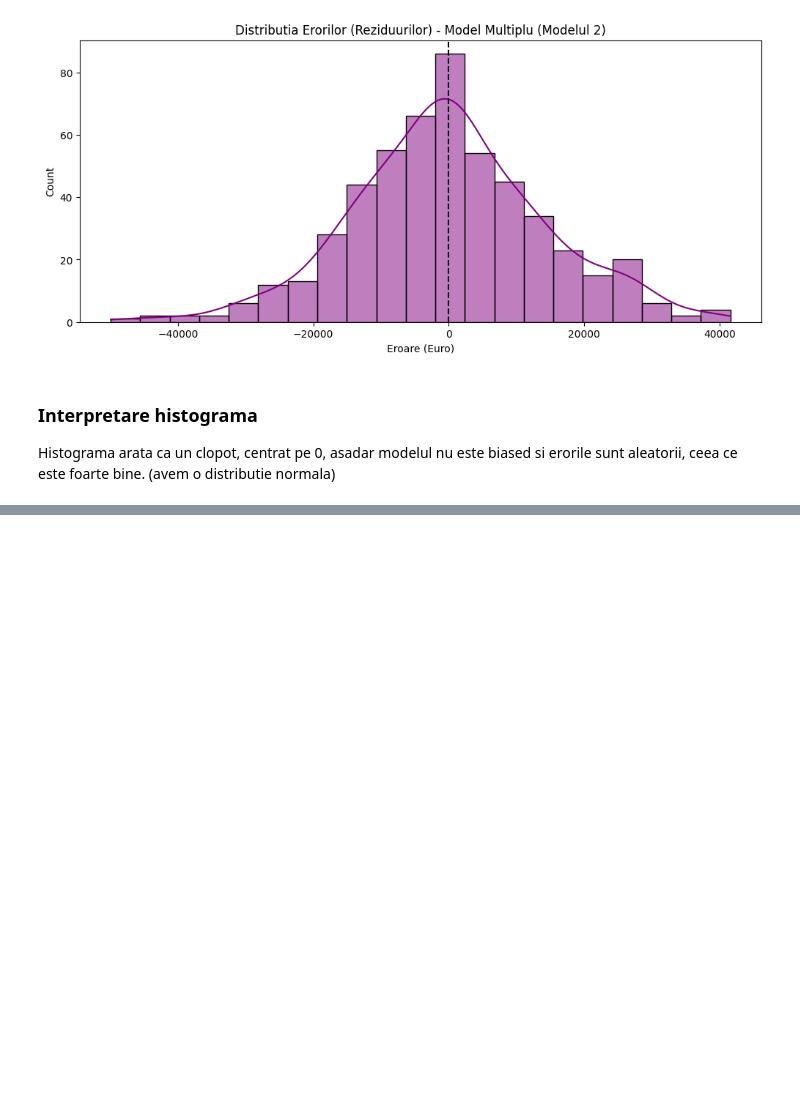
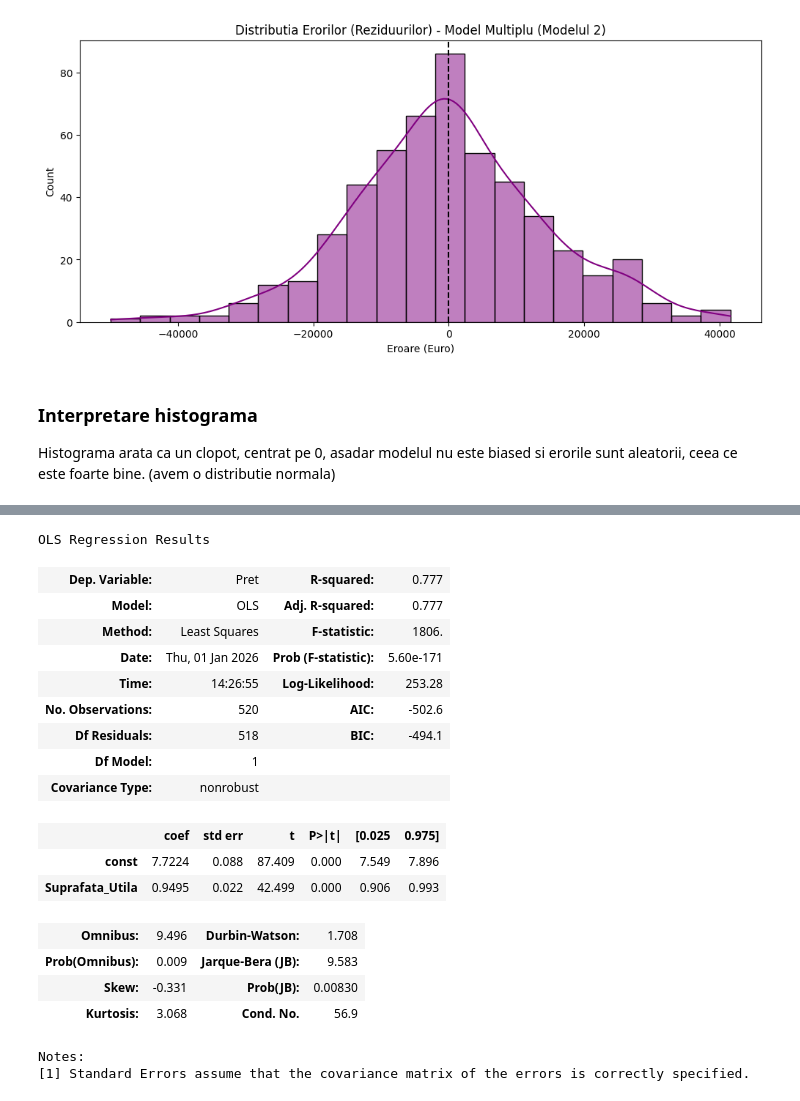
Before and after one commit to BejenaruIoanMatei/iasi-housing-market-analysis, a Jupyter notebook: notebooks/3_exploratory_analysis.ipynb, the cells around one changed output, grey strips where cells are left out. Saved outputs shown, nothing was run; the diff lists cells and outputs as text; code cells hidden in the pictures; blank space fills up the shorter version.

```diff
--- a/notebooks/3_exploratory_analysis.ipynb
+++ b/notebooks/3_exploratory_analysis.ipynb
@@ -830,0 +843,29 @@ Histograma arata ca un clopot, centrat pe 0, asadar modelul nu este biased si er
+# %%
+y_log = np.log(df['Pret'])
+X_log = np.log(df['Suprafata_Utila'])
+
+X_log = sm.add_constant(X_log)
+
+model_log = sm.OLS(y_log, X_log).fit()
+
+model_log.summary()
+# %% [output]
+OLS Regression Results
+| Dep. Variable: | Pret | R-squared: | 0.777 |
+| Model: | OLS | Adj. R-squared: | 0.777 |
+| Method: | Least Squares | F-statistic: | 1806. |
+| Date: | Thu, 01 Jan 2026 | Prob (F-statistic): | 5.60e-171 |
+| Time: | 14:26:55 | Log-Likelihood: | 253.28 |
+| No. Observations: | 520 | AIC: | -502.6 |
+| Df Residuals: | 518 | BIC: | -494.1 |
+| Df Model: | 1 |  |  |
+| Covariance Type: | nonrobust |  |  |
+|  | coef | std err | t | P>|t| | [0.025 | 0.975] |
+| const | 7.7224 | 0.088 | 87.409 | 0.000 | 7.549 | 7.896 |
+| Suprafata_Utila | 0.9495 | 0.022 | 42.499 | 0.000 | 0.906 | 0.993 |
+| Omnibus: | 9.496 | Durbin-Watson: | 1.708 |
+| Prob(Omnibus): | 0.009 | Jarque-Bera (JB): | 9.583 |
+| Skew: | -0.331 | Prob(JB): | 0.00830 |
+| Kurtosis: | 3.068 | Cond. No. | 56.9 |
+Notes:
+[1] Standard Errors assume that the covariance matrix of the errors is correctly specified.
```
Also changed, not shown: parts of 4 cells of this notebook.
